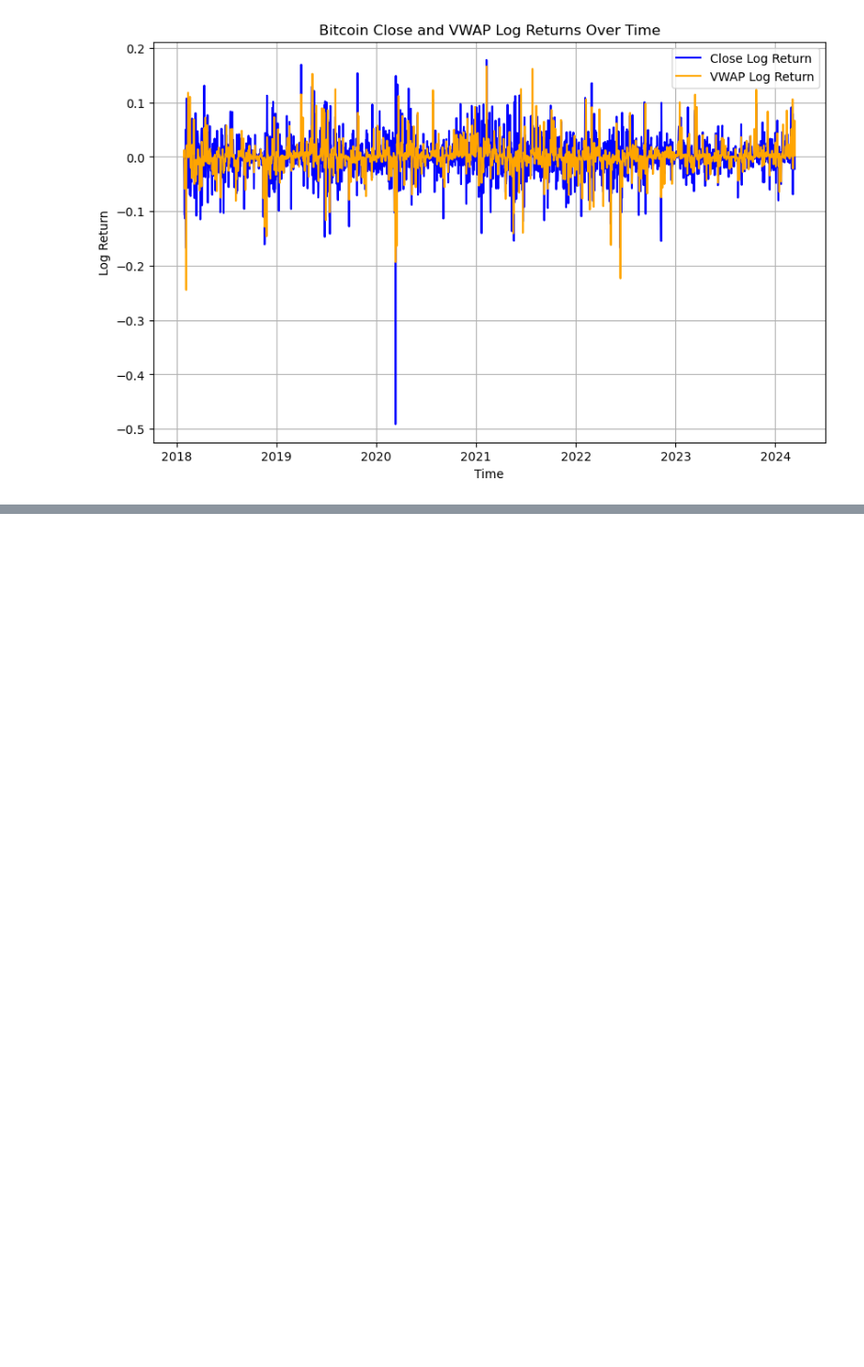
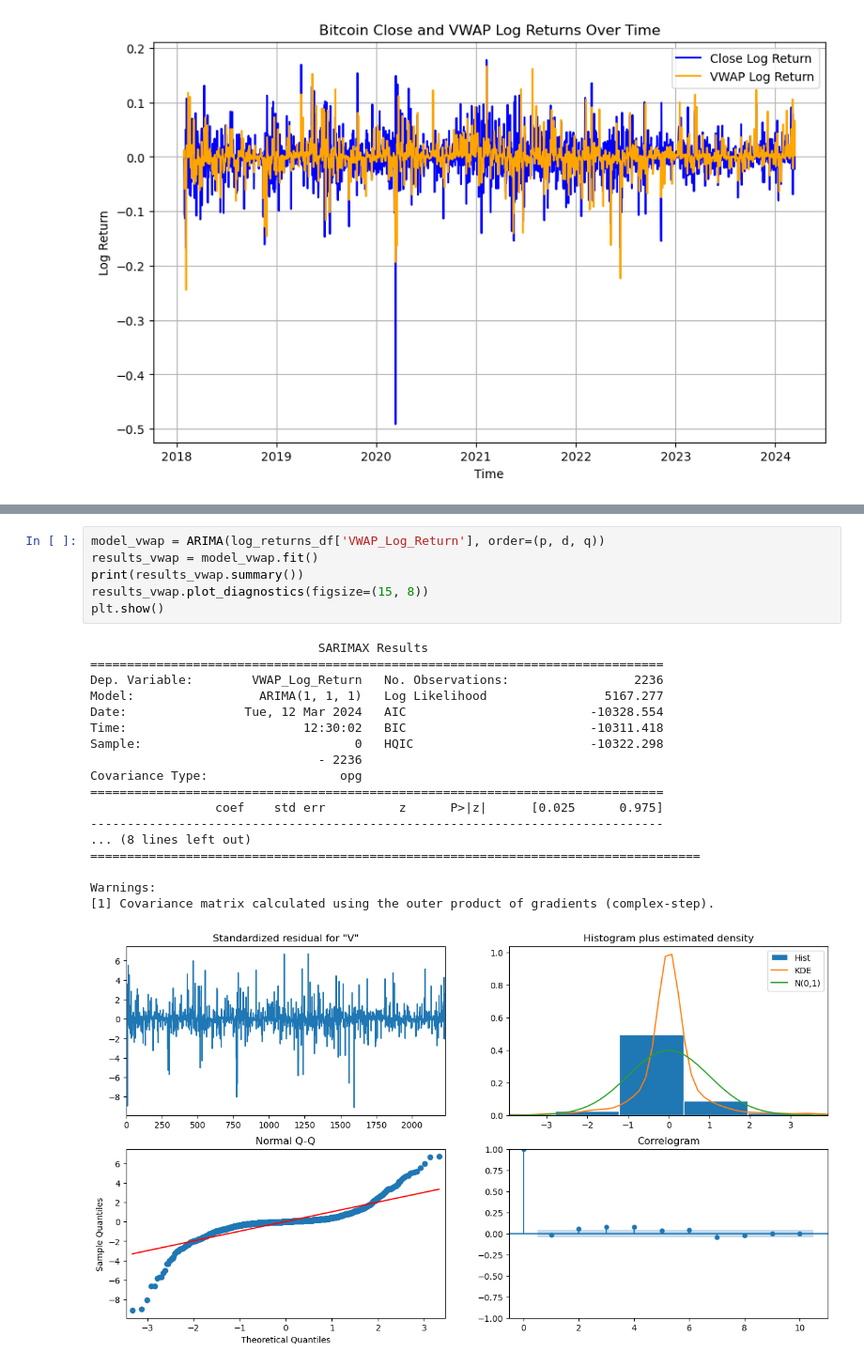
Before and after one commit to Shash23/Federal-Data-Research, a Jupyter notebook: fed_research.ipynb, the cells around one changed output, grey strips where cells are left out. Shown at 94% size. Drawn from its saved outputs; the diff is of its cells as text; blank space fills up the shorter version.

```diff
--- a/fed_research.ipynb
+++ b/fed_research.ipynb
@@ -294,0 +322,25 @@ plt.show()
+# %%
+model_vwap = ARIMA(log_returns_df['VWAP_Log_Return'], order=(p, d, q))
+results_vwap = model_vwap.fit()
+print(results_vwap.summary())
+results_vwap.plot_diagnostics(figsize=(15, 8))
+plt.show()
+# %% [output]
+                               SARIMAX Results
+==============================================================================
+Dep. Variable:        VWAP_Log_Return   No. Observations:                 2236
+Model:                 ARIMA(1, 1, 1)   Log Likelihood                5167.277
+Date:                Tue, 12 Mar 2024   AIC                         -10328.554
+Time:                        12:30:02   BIC                         -10311.418
+Sample:                             0   HQIC                        -10322.298
+                               - 2236
+Covariance Type:                  opg
+==============================================================================
+                 coef    std err          z      P>|z|      [0.025      0.975]
+------------------------------------------------------------------------------
+... (8 lines left out)
+===================================================================================
+
+Warnings:
+[1] Covariance matrix calculated using the outer product of gradients (complex-step).
+[figure, added]
```
Also changed, not shown: parts of 7 cells of this notebook.
